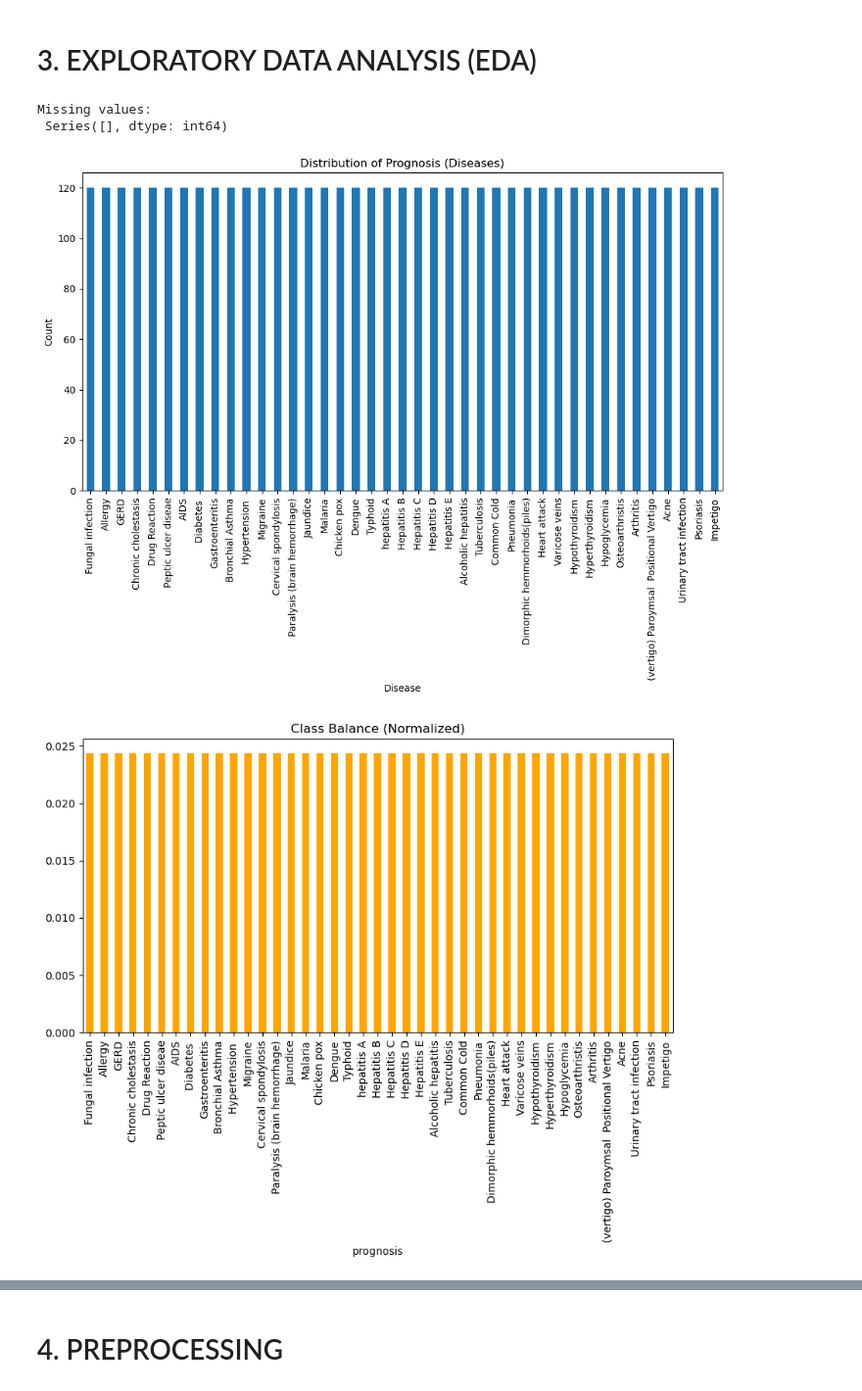
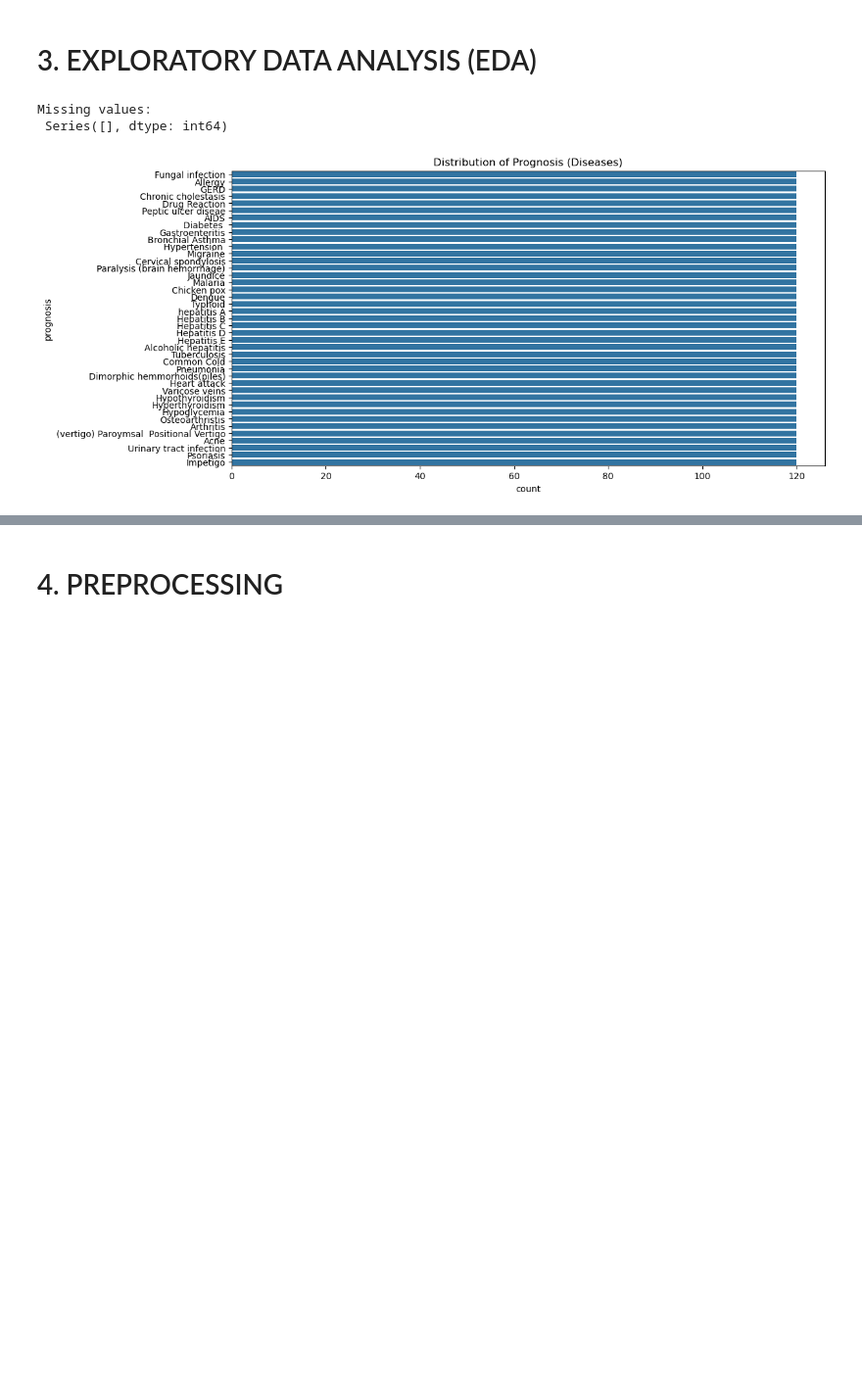
Before and after one commit to kaifcode2003/MediMitra, a Jupyter notebook: DiseasePrediction.ipynb, the cells around one changed output, grey strips where cells are left out. Shown at 98% size. Saved outputs shown, nothing was run; the diff lists cells and outputs as text; code cells hidden in the pictures; blank space fills up the shorter version.

```diff
--- a/DiseasePrediction.ipynb
+++ b/DiseasePrediction.ipynb
@@ -45,23 +52,14 @@ Testing shape: (42, 133)
 # %%
 # Missing values
 missing_data = X_full.isnull().sum()
 print("Missing values:\n", missing_data[missing_data > 0])
 
-# Target variable distribution
+# Target distribution
 plt.figure(figsize=(12, 6))
-X_full["prognosis"].value_counts().plot(kind="bar")
+sns.countplot(y=X_full["prognosis"], order=X_full["prognosis"].value_counts().index)
 plt.title("Distribution of Prognosis (Diseases)")
-plt.xlabel("Disease")
-plt.ylabel("Count")
 plt.show()
-
-# Class balance (normalized)
-plt.figure(figsize=(10, 5))
-X_full["prognosis"].value_counts(normalize=True).plot(kind="bar", color="orange")
-plt.title("Class Balance (Normalized)")
-plt.show()
 # %% [output]
 Missing values:
  Series([], dtype: int64)
-[figure, old version]
+[figure, new version]
-[figure, removed]
```
Also changed, not shown: parts of 17 cells of this notebook.
